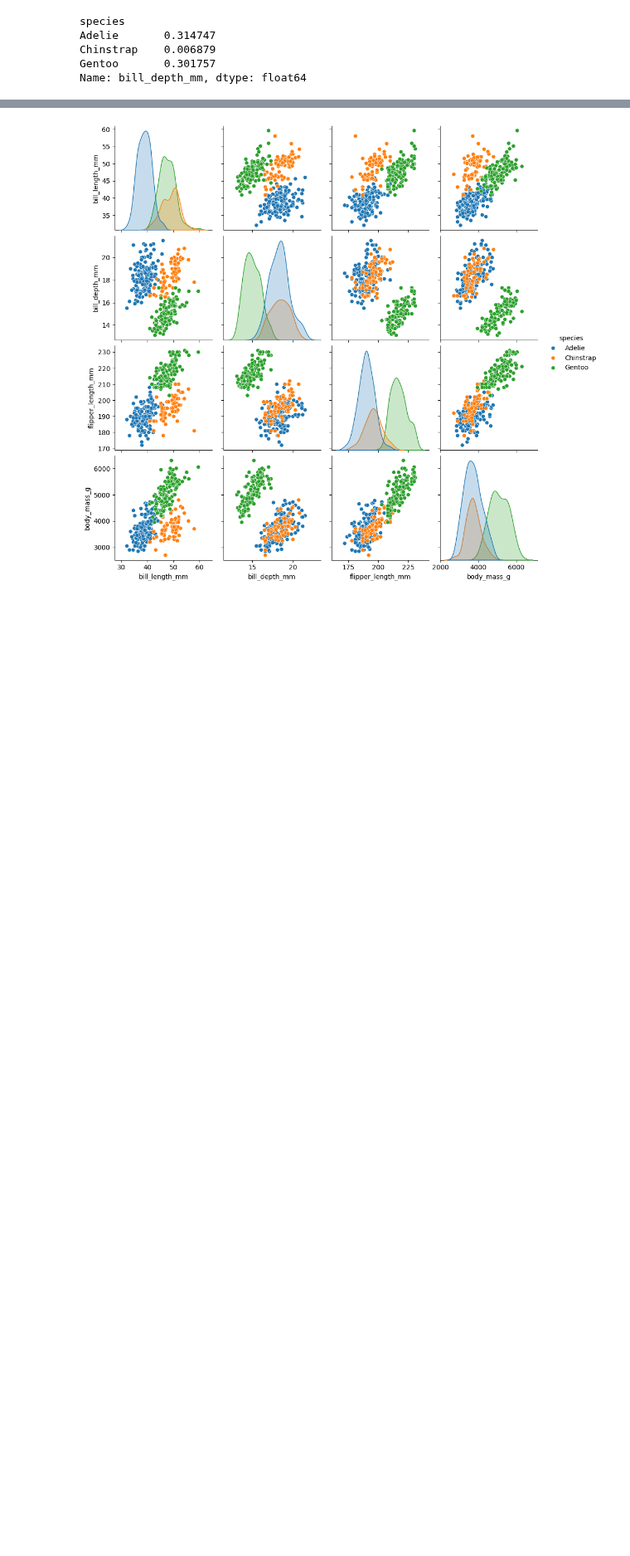
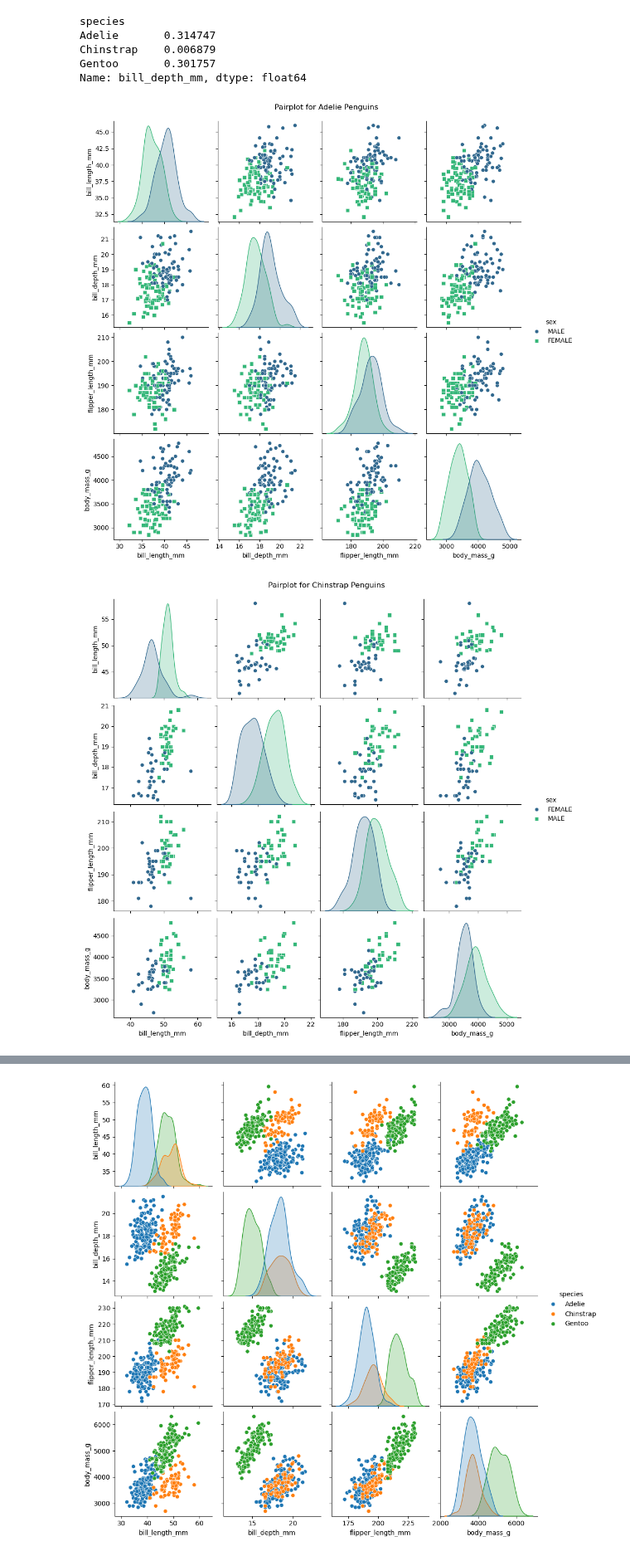
Before and after one commit to L-g00438909/my_work, a Jupyter notebook: penguins.ipynb, the cells around one changed output, grey strips where cells are left out. Shown at 83% size. Cells and saved outputs as stored; diff of their text form; code cells hidden in the pictures; blank space fills up the shorter version.

```diff
--- a/penguins.ipynb
+++ b/penguins.ipynb
@@ -497,22 +497,3 @@ plt.show()
 #### Histograms:
 
 Histograms are used to display continuous numerical data. The total area of all the bars is proportional to the total frequency. The width of the bars does not always have to be the same.
-# %%
-# z score for body mass
-from scipy.stats import zscore
-df['zscore_body_mass'] = zscore(df['body_mass_g'])
-df.head()
-
-# z score for flipper length
-df['zscore_flipper_length'] = zscore(df['flipper_length_mm'])
-df.head()
-
-# z score for bill length
-df['zscore_bill_length'] = zscore(df['bill_length_mm'])
-df.head()
-
-# z score for bill depth
-df['zscore_bill_depth'] = zscore(df['bill_depth_mm'])
-df.head()
-
-# Filter data
@@ -722,3 +696,22 @@ Adelie       0.314747
 Chinstrap    0.006879
 Gentoo       0.301757
 Name: bill_depth_mm, dtype: float64
+# %%
+import seaborn as sns
+
+# Filter data for each species
+for species in df['species'].unique():
+    # Filter data for the current species
+    species_df = df[df['species'] == species]
+
+    # Create pairplot for the current species
+    sns.pairplot(species_df, hue='sex', diag_kind='kde', markers=['o', 's'], palette='viridis')
+
+    # Add title
+    plt.suptitle(f'Pairplot for {species} Penguins', y=1.02)
+
+    # Show plot
+    plt.show()
+# %% [output]
+[figure, added]
+[figure, added]
```
Also changed, not shown: parts of 35 cells of this notebook, 5 other files.
